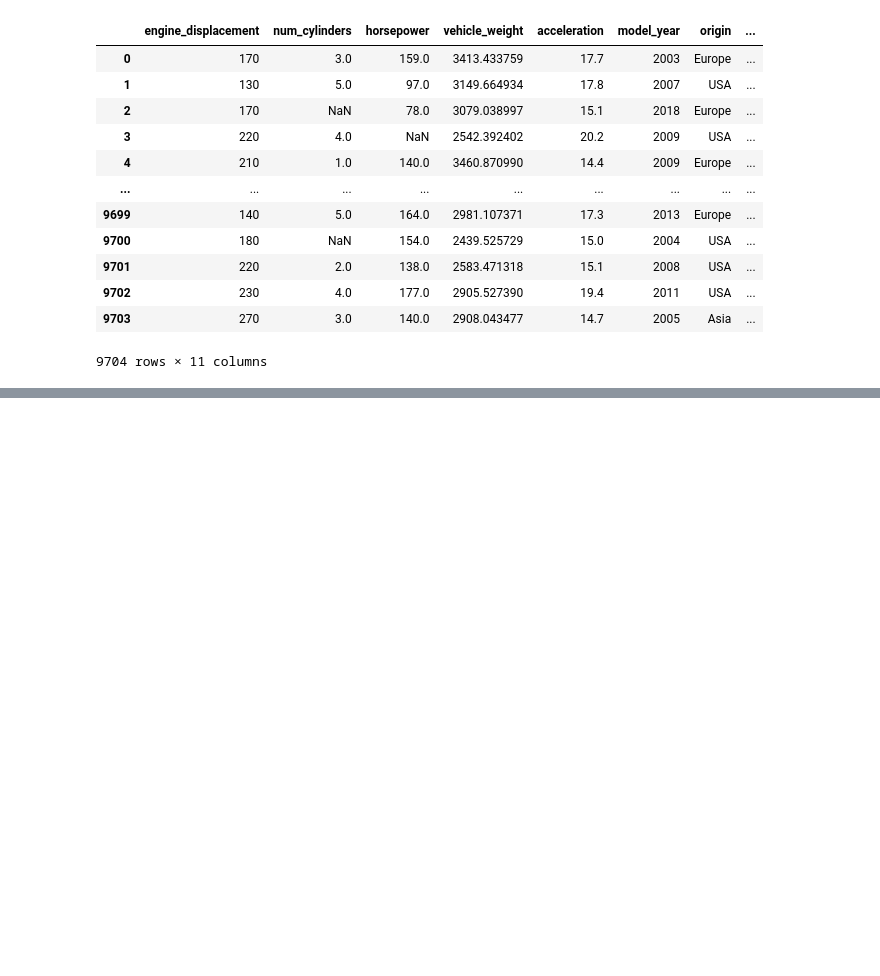
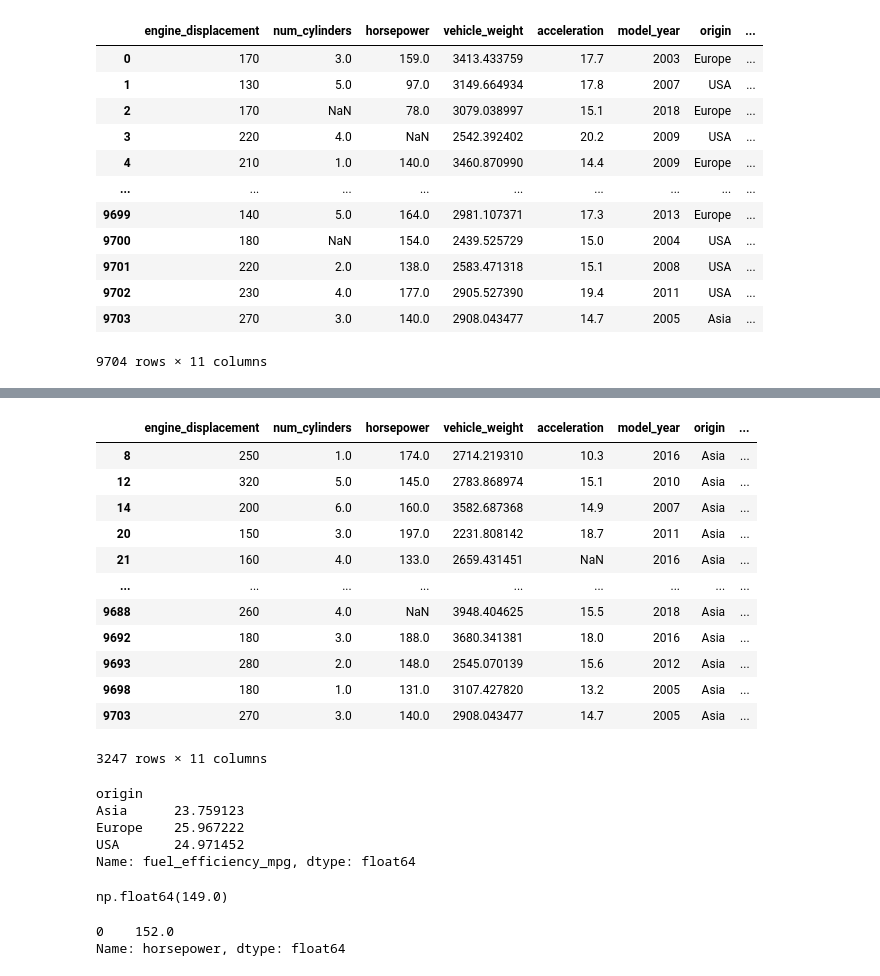
Before and after one commit to joeypinaroc/machine-learning-zoomcamp, a Jupyter notebook: 01-intro/Homework.ipynb, the cells around one changed output, grey strips where cells are left out. Drawn from its saved outputs; the diff is of its cells as text; code cells hidden in the pictures; blank space fills up the shorter version.

```diff
--- a/01-intro/Homework.ipynb
+++ b/01-intro/Homework.ipynb
@@ -18,0 +350,3 @@ pd.read_csv('https://raw.githubusercontent.com/alexeygrigorev/datasets/master/ca
+# %%
+hwdf = pd.read_csv('https://raw.githubusercontent.com/alexeygrigorev/datasets/master/car_fuel_efficiency.csv')
+hwdf
@@ -18,0 +406,26 @@ pd.read_csv('https://raw.githubusercontent.com/alexeygrigorev/datasets/master/ca
+# %%
+hwdf[
+    hwdf['origin'] == 'Asia'
+]
+# %% [output]
+|  | engine_displacement | num_cylinders | horsepower | vehicle_weight | acceleration | model_year | origin | ... |
+| 8 | 250 | 1.0 | 174.0 | 2714.219310 | 10.3 | 2016 | Asia | ... |
+| 12 | 320 | 5.0 | 145.0 | 2783.868974 | 15.1 | 2010 | Asia | ... |
+| 14 | 200 | 6.0 | 160.0 | 3582.687368 | 14.9 | 2007 | Asia | ... |
+| 20 | 150 | 3.0 | 197.0 | 2231.808142 | 18.7 | 2011 | Asia | ... |
+| 21 | 160 | 4.0 | 133.0 | 2659.431451 | NaN | 2016 | Asia | ... |
+| ... | ... | ... | ... | ... | ... | ... | ... | ... |
+| 9688 | 260 | 4.0 | NaN | 3948.404625 | 15.5 | 2018 | Asia | ... |
+| 9692 | 180 | 3.0 | 188.0 | 3680.341381 | 18.0 | 2016 | Asia | ... |
+| 9693 | 280 | 2.0 | 148.0 | 2545.070139 | 15.6 | 2012 | Asia | ... |
+| 9698 | 180 | 1.0 | 131.0 | 3107.427820 | 13.2 | 2005 | Asia | ... |
+| 9703 | 270 | 3.0 | 140.0 | 2908.043477 | 14.7 | 2005 | Asia | ... |
+3247 rows × 11 columns
+# %%
+hwdf.groupby('origin').fuel_efficiency_mpg.max()
+# %% [output]
+origin
+Asia      23.759123
+Europe    25.967222
+USA       24.971452
+Name: fuel_efficiency_mpg, dtype: float64
@@ -18,0 +434,9 @@ pd.read_csv('https://raw.githubusercontent.com/alexeygrigorev/datasets/master/ca
+# %%
+hwdf['horsepower'].median()
+# %% [output]
+np.float64(149.0)
+# %%
+hwdf['horsepower'].mode()
+# %% [output]
+0    152.0
+Name: horsepower, dtype: float64
```
Also changed, not shown: parts of 76 cells of this notebook.
